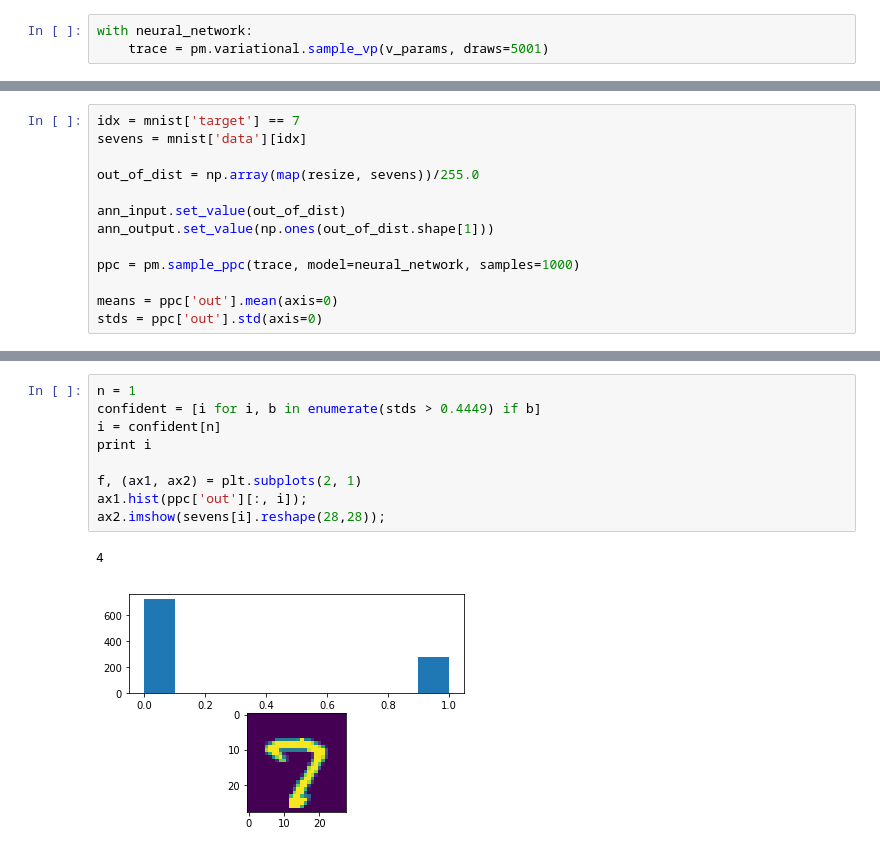
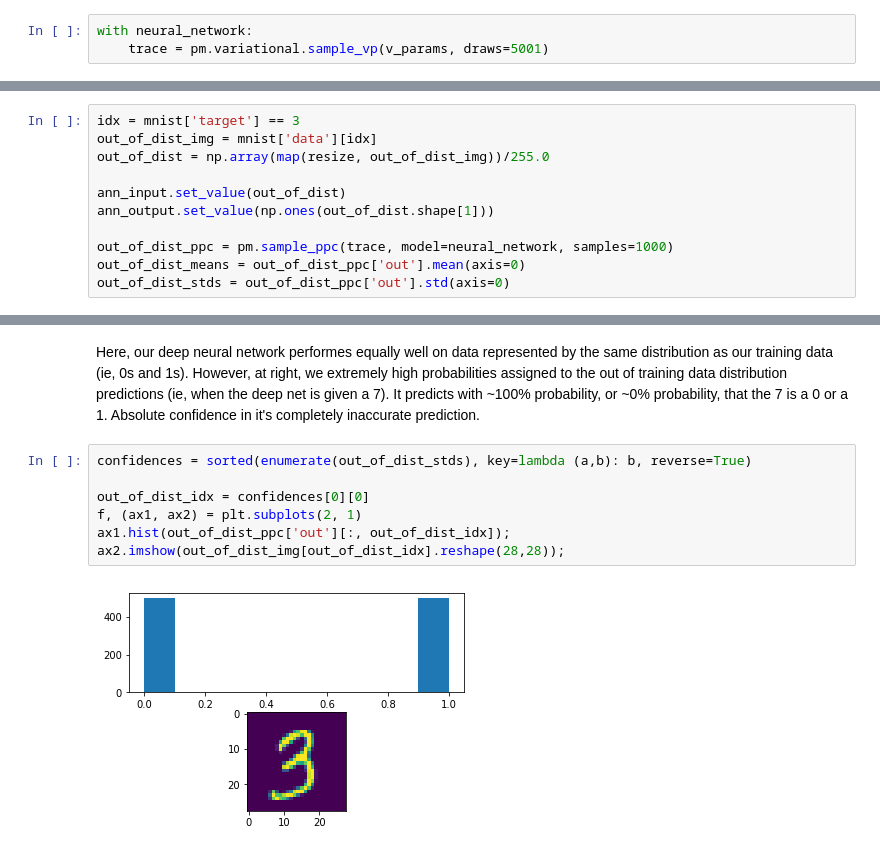
Before and after one commit to rab170/Bayesian-Neural-Networks, a Jupyter notebook: simple_BNN.ipynb, the cells around one changed output, grey strips where cells are left out. Saved outputs shown, nothing was run; the diff lists cells and outputs as text.

Commit message:
comparison of ANN to BNN on out of distribution classification

```diff
--- a/simple_BNN.ipynb
+++ b/simple_BNN.ipynb
@@ -128,13 +139,11 @@ plt.xlabel('iteration')
 # %%
-idx = mnist['target'] == 7
-sevens = mnist['data'][idx]
-
-out_of_dist = np.array(map(resize, sevens))/255.0
+idx = mnist['target'] == 3
+out_of_dist_img = mnist['data'][idx]
+out_of_dist = np.array(map(resize, out_of_dist_img))/255.0
 
 ann_input.set_value(out_of_dist)
 ann_output.set_value(np.ones(out_of_dist.shape[1]))
 
-ppc = pm.sample_ppc(trace, model=neural_network, samples=1000)
-
-means = ppc['out'].mean(axis=0)
-stds = ppc['out'].std(axis=0)
+out_of_dist_ppc = pm.sample_ppc(trace, model=neural_network, samples=1000)
+out_of_dist_means = out_of_dist_ppc['out'].mean(axis=0)
+out_of_dist_stds = out_of_dist_ppc['out'].std(axis=0)
@@ -145,12 +175,11 @@ plt.hist(means);
+# %% [markdown]
+Here, our deep neural network performes equally well on data represented by the same distribution as our training data (ie, 0s and 1s). However, at right, we extremely high probabilities assigned to the out of training data distribution predictions (ie, when the deep net is given a 7). It predicts with ~100% probability, or ~0% probability, that the 7 is a 0 or a 1. Absolute confidence in it's completely inaccurate prediction.
 # %%
-n = 1
-confident = [i for i, b in enumerate(stds > 0.4449) if b]
-i = confident[n]
-print i
+confidences = sorted(enumerate(out_of_dist_stds), key=lambda (a,b): b, reverse=True)
 
+out_of_dist_idx = confidences[0][0]
 f, (ax1, ax2) = plt.subplots(2, 1)
-ax1.hist(ppc['out'][:, i]);
-ax2.imshow(sevens[i].reshape(28,28));
+ax1.hist(out_of_dist_ppc['out'][:, out_of_dist_idx]);
+ax2.imshow(out_of_dist_img[out_of_dist_idx].reshape(28,28));
 # %% [output]
-4
-[figure, old version]
+[figure, new version]
```
Also changed, not shown: parts of 15 cells of this notebook.
